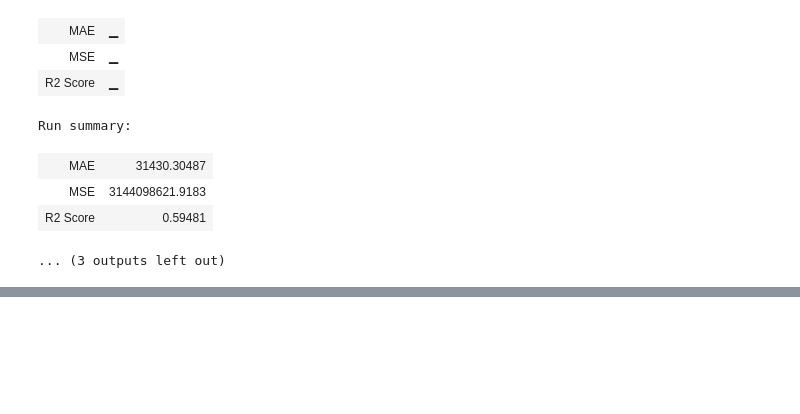
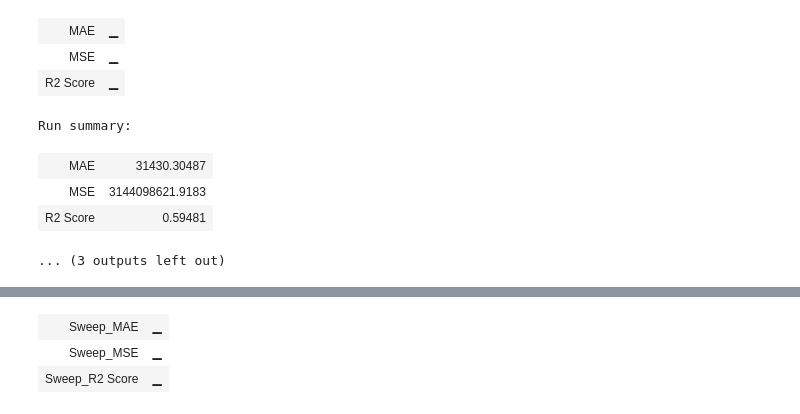
Before and after one commit to oreki-nginamo/THESIS-LLDA-FINAL-FRONTEND, a Jupyter notebook: THESIS-FINAL/Model/Gradient Boosting.ipynb, the cells around one changed output, grey strips where cells are left out. Saved outputs shown, nothing was run; the diff lists cells and outputs as text; code cells hidden in the pictures; blank space fills up the shorter version.

```diff
--- a/THESIS-FINAL/Model/Gradient Boosting.ipynb
+++ b/THESIS-FINAL/Model/Gradient Boosting.ipynb
@@ -258,0 +342,90 @@ Run summary:
+# %%
+import wandb
+from sklearn.model_selection import train_test_split
+from sklearn.preprocessing import StandardScaler
+from sklearn.metrics import mean_squared_error, r2_score, mean_absolute_error
+from xgboost import XGBRegressor
+import pandas as pd
+import seaborn as sns
+import matplotlib.pyplot as plt
+
+# Define the sweep configuration
+sweep_config = {
+    'method': 'random',  # Using random search for flexibility
+    'metric': {'name': 'MSE', 'goal': 'minimize'},  # Optimize for Mean Squared Error
+    'parameters': {
+        # Focused ranges based on importance
+        'colsample_bytree': {'min': 0.6, 'max': 0.9},  # Narrow range with finer steps
+        'subsample': {'min': 0.6, 'max': 0.9},  # Focus around optimal values found
+        'learning_rate': {'min': 0.05, 'max': 0.15},  # Reduced range to explore smaller steps
+        'reg_lambda': {'min': 0.8, 'max': 2.5},  # Adjusted range based on correlation insights
+        # Keeping wider ranges for less influential parameters but with fewer tested values
+        'alpha': {'min': 0.0, 'max': 0.3},
+        'max_depth': {'values': [3, 5, 7]},  # Reduced to key tested depths
+        'n_estimators': {'values': [100, 200, 300]}  # More focused range based on optimal performance
+    }
+}
+# Initialize the sweep (remove the 'name' argument)
+sweep_id = wandb.sweep(sweep_config, project='LLDA-Detecting Algal Blooms and Fish Kill')
+
+# Training function to be called by the sweep agent
+def train():
+    # Initialize a new run
+    wandb.init()
+
+    # Load dataset
+    merged_df = pd.read_csv('Complete_MICE_Imputed.csv')
+    merged_df = merged_df.dropna()
+
+    # Select relevant features and target
+    features = ['Temperature', 'Humidity', 'Wind Speed', 'pH (units)', 'Ammonia (mg/L)', 'Inorganic Phosphate (mg/L)', 'BOD (mg/l)', 'Total coliforms (MPN/100ml)']
+    target = 'Phytoplankton (cells/ml)'
+
+    # Split data into training and testing sets
+    X = merged_df[features]
+    y = merged_df[target]
+    X_train, X_test, y_train, y_test = train_test_split(X, y, test_size=0.2, random_state=42)
+
+    # Standardize features
+    scaler = StandardScaler()
+    X_train_scaled = scaler.fit_transform(X_train)
+    X_test_scaled = scaler.transform(X_test)
+
+    # Fetch hyperparameters from wandb config
+    config = wandb.config
+
+    # Initialize XGBoost model with hyperparameters from the sweep configuration
+    xgb_model = XGBRegressor(
+        learning_rate=config.learning_rate,
+        n_estimators=config.n_estimators,
+        max_depth=config.max_depth,
+        subsample=config.subsample,
+        colsample_bytree=config.colsample_bytree,
+        alpha=config.alpha,
+        reg_lambda=config.reg_lambda
+    )
+
+    # Train the model
+    xgb_model.fit(X_train_scaled, y_train)
+
+    # Make predictions
+    y_pred_xgb = xgb_model.predict(X_test_scaled)
+
+    # Calculate evaluation metrics
+    mse_xgb = mean_squared_error(y_test, y_pred_xgb)
+    mae_xgb = mean_absolute_error(y_test, y_pred_xgb)
+    r2_xgb = r2_score(y_test, y_pred_xgb)
+
+    # Log metrics to wandb
+    wandb.log({
+        'Sweep_MSE': mse_xgb,
+        'Sweep_MAE': mae_xgb,
+        'Sweep_R2 Score': r2_xgb
+    })
+
+    # Finish the run
+    wandb.finish()
+
+# Run the sweep agent to execute the sweep
+wandb.agent(sweep_id, function=train, count=20)  # Adjust count based on the number of runs you want to perform
+# %% [output]
@@ -258,0 +451,3 @@ Run summary:
+| Sweep_MAE | ▁ |
+| Sweep_MSE | ▁ |
+| Sweep_R2 Score | ▁ |
```
Also changed, not shown: parts of 5 cells of this notebook, 1 other file.
